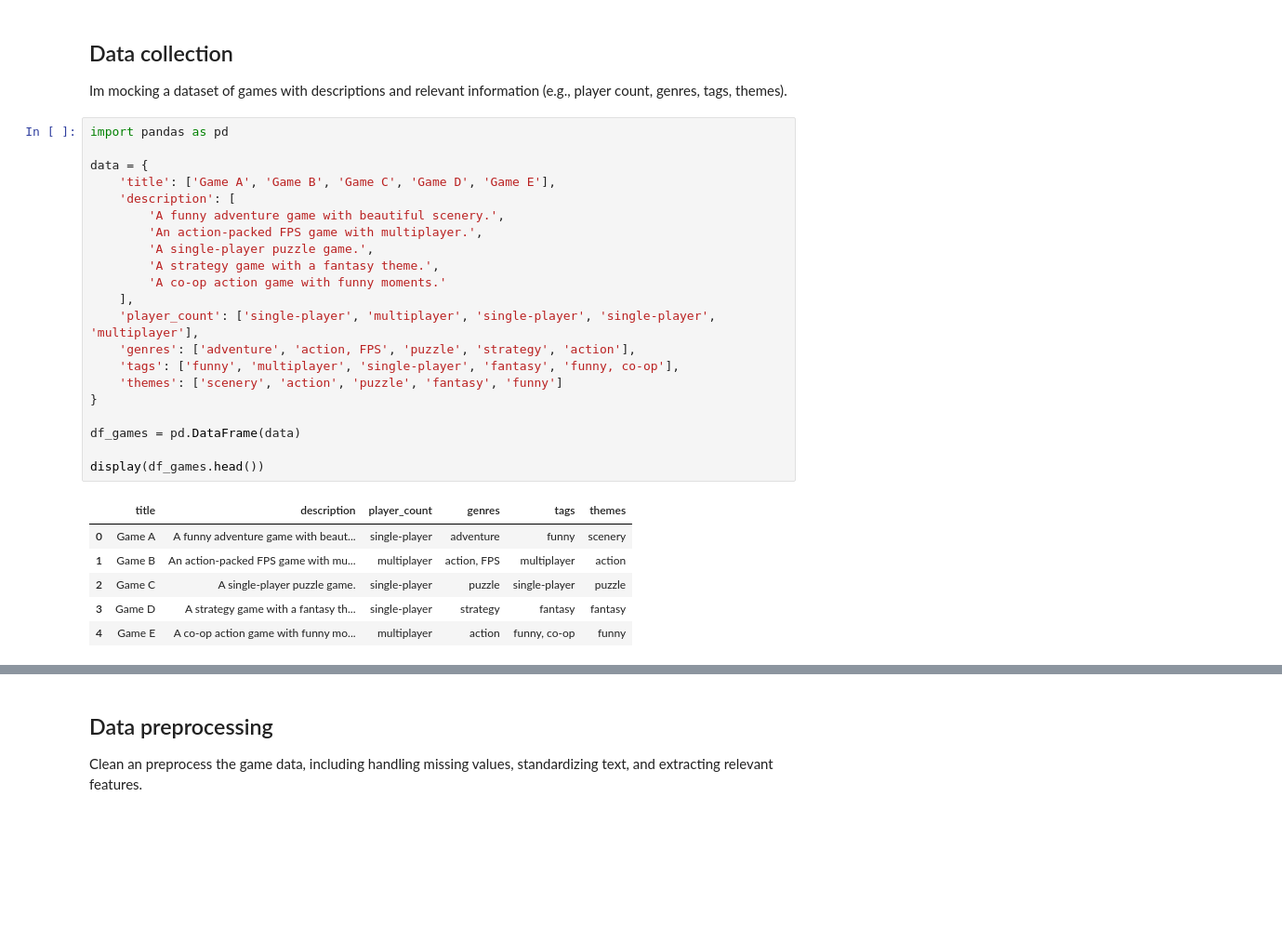
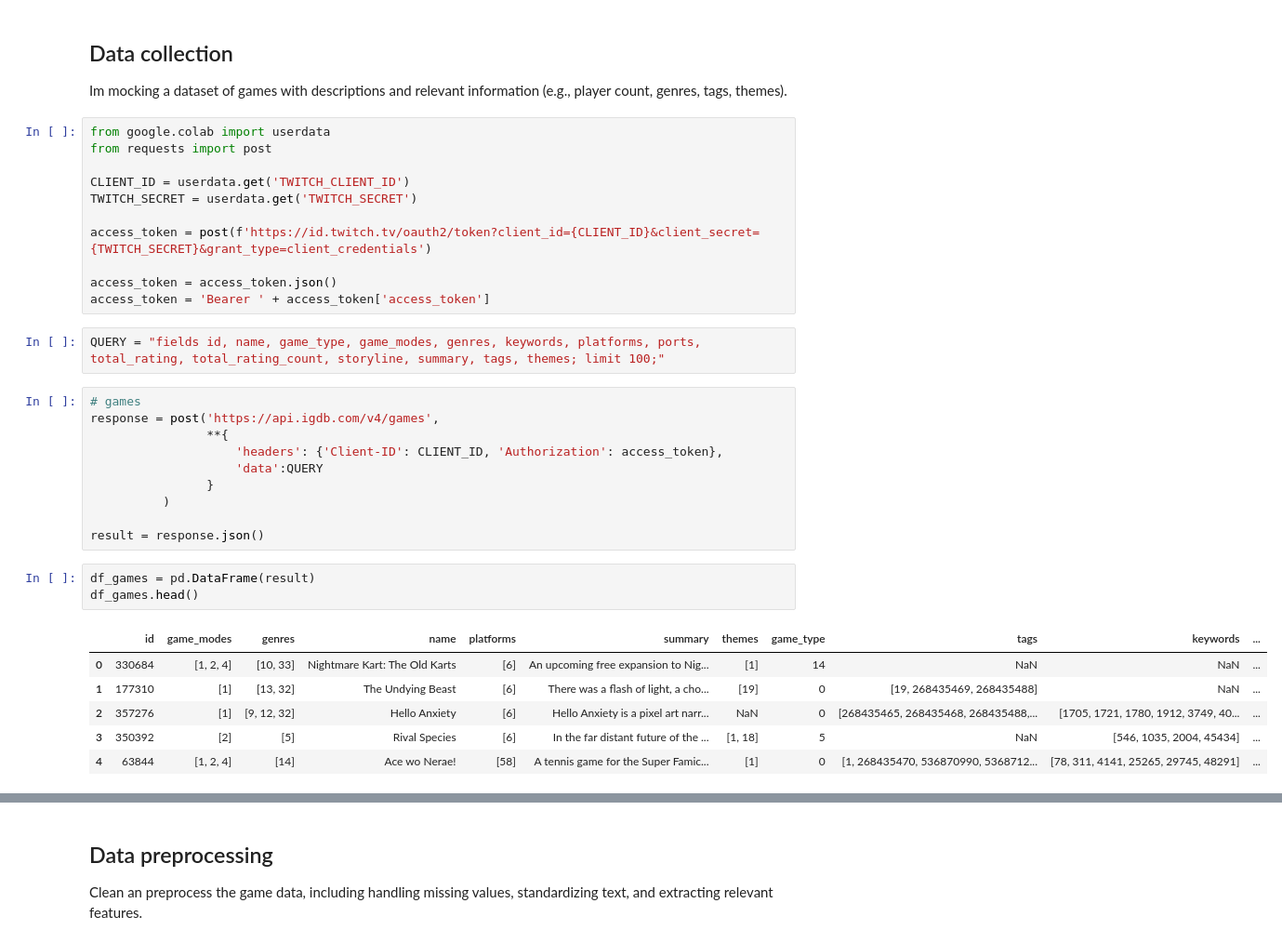
Before and after one commit to bivar/llm_studies, a Jupyter notebook: RAG_Study.ipynb, the cells around one changed output, grey strips where cells are left out. Shown: that part at 93% size. Saved outputs shown, nothing was run; the diff lists cells and outputs as text; blank space fills up the shorter version.

Commit message:
update usando a api da twitch

```diff
--- a/RAG_Study.ipynb
+++ b/RAG_Study.ipynb
@@ -44,31 +44,36 @@ warnings.filterwarnings('ignore')
 ## Data collection
 
 Im mocking a dataset of games with descriptions and relevant information (e.g., player count, genres, tags, themes).
-# %%
-import pandas as pd
-
-data = {
-    'title': ['Game A', 'Game B', 'Game C', 'Game D', 'Game E'],
-    'description': [
-        'A funny adventure game with beautiful scenery.',
-        'An action-packed FPS game with multiplayer.',
-        'A single-player puzzle game.',
-        'A strategy game with a fantasy theme.',
-        'A co-op action game with funny moments.'
-    ],
-    'player_count': ['single-player', 'multiplayer', 'single-player', 'single-player', 'multiplayer'],
-    'genres': ['adventure', 'action, FPS', 'puzzle', 'strategy', 'action'],
-    'tags': ['funny', 'multiplayer', 'single-player', 'fantasy', 'funny, co-op'],
-    'themes': ['scenery', 'action', 'puzzle', 'fantasy', 'funny']
-}
-
-df_games = pd.DataFrame(data)
-
-display(df_games.head())
-# %% [output]
-|  | title | description | player_count | genres | tags | themes |
-| 0 | Game A | A funny adventure game with beaut... | single-player | adventure | funny | scenery |
-| 1 | Game B | An action-packed FPS game with mu... | multiplayer | action, FPS | multiplayer | action |
-| 2 | Game C | A single-player puzzle game. | single-player | puzzle | single-player | puzzle |
-| 3 | Game D | A strategy game with a fantasy th... | single-player | strategy | fantasy | fantasy |
-| 4 | Game E | A co-op action game with funny mo... | multiplayer | action | funny, co-op | funny |
+# %%
+from google.colab import userdata
+from requests import post
+
+CLIENT_ID = userdata.get('TWITCH_CLIENT_ID')
+TWITCH_SECRET = userdata.get('TWITCH_SECRET')
+
+access_token = post(f'https://id.twitch.tv/oauth2/token?client_id={CLIENT_ID}&client_secret={TWITCH_SECRET}&grant_type=client_credentials')
+
+access_token = access_token.json()
+access_token = 'Bearer ' + access_token['access_token']
+# %%
+QUERY = "fields id, name, game_type, game_modes, genres, keywords, platforms, ports, total_rating, total_rating_count, storyline, summary, tags, themes; limit 100;"
+# %%
+# games
+response = post('https://api.igdb.com/v4/games',
+                **{
+                    'headers': {'Client-ID': CLIENT_ID, 'Authorization': access_token},
+                    'data':QUERY
+                }
+          )
+
+result = response.json()
+# %%
+df_games = pd.DataFrame(result)
+df_games.head()
+# %% [output]
+|  | id | game_modes | genres | name | platforms | summary | themes | game_type | tags | keywords | ... |
+| 0 | 330684 | [1, 2, 4] | [10, 33] | Nightmare Kart: The Old Karts | [6] | An upcoming free expansion to Nig... | [1] | 14 | NaN | NaN | ... |
+| 1 | 177310 | [1] | [13, 32] | The Undying Beast | [6] | There was a flash of light, a cho... | [19] | 0 | [19, 268435469, 268435488] | NaN | ... |
+| 2 | 357276 | [1] | [9, 12, 32] | Hello Anxiety | [6] | Hello Anxiety is a pixel art narr... | NaN | 0 | [268435465, 268435468, 268435488,... | [1705, 1721, 1780, 1912, 3749, 40... | ... |
+| 3 | 350392 | [2] | [5] | Rival Species | [6] | In the far distant future of the ... | [1, 18] | 5 | NaN | [546, 1035, 2004, 45434] | ... |
+| 4 | 63844 | [1, 2, 4] | [14] | Ace wo Nerae! | [58] | A tennis game for the Super Famic... | [1] | 0 | [1, 268435470, 536870990, 5368712... | [78, 311, 4141, 25265, 29745, 48291] | ... |
```
Also changed, not shown: parts of 12 cells of this notebook.
